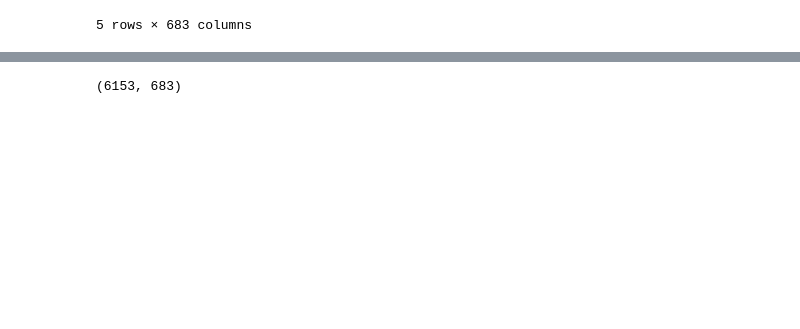
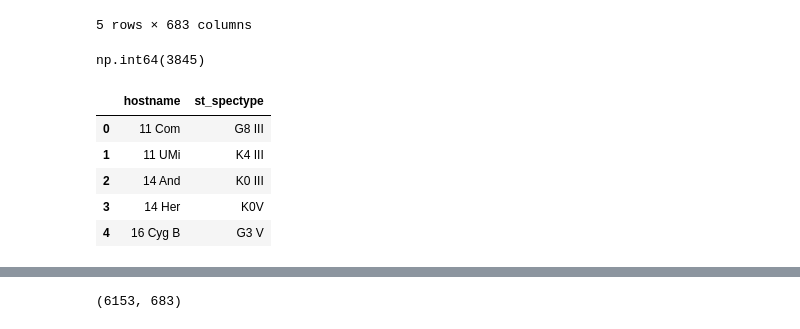
Before and after one commit to dylanmalis-collab/Exoplanet_Life, a Jupyter notebook: Jupiter-création colonne.ipynb, the cells around one changed output, grey strips where cells are left out. Cells and saved outputs as stored; diff of their text form; code cells hidden in the pictures; blank space fills up the shorter version.

```diff
--- a/Jupiter-création colonne.ipynb
+++ b/Jupiter-création colonne.ipynb
@@ -19,3 +19,7 @@ df.head()
 | 3 | 3.6590 | Kepler-644 b | b | 2.512738 | Kepler-644 | NaN | NaN | TIC 271669616 | 2016-05 | 2016.0 | ... |
 | 4 | 3.1575 | Kepler-1752 b | b | 2.507010 | Kepler-1752 | NaN | NaN | TIC 417655835 | 2022-02 | 2021.0 | ... |
 5 rows × 683 columns
+# %%
+df1["st_spectype"].isna().sum()
+# %% [output]
+np.int64(3845)
@@ -21,0 +30,9 @@ df.head()
+# %%
+df2.head()
+# %% [output]
+|  | hostname | st_spectype |
+| 0 | 11 Com | G8 III |
+| 1 | 11 UMi | K4 III |
+| 2 | 14 And | K0 III |
+| 3 | 14 Her | K0V |
+| 4 | 16 Cyg B | G3 V |
```
Also changed, not shown: parts of 19 cells of this notebook, 1 other file.
